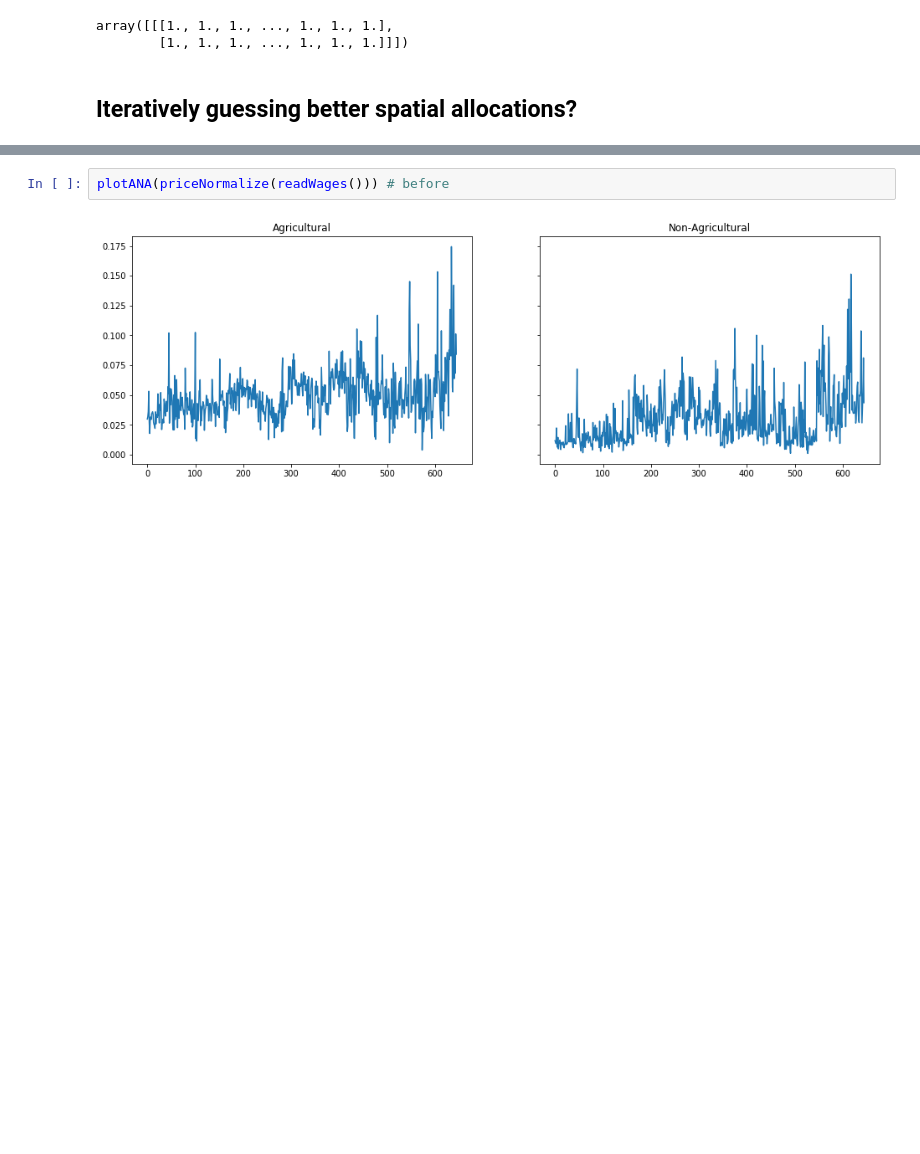
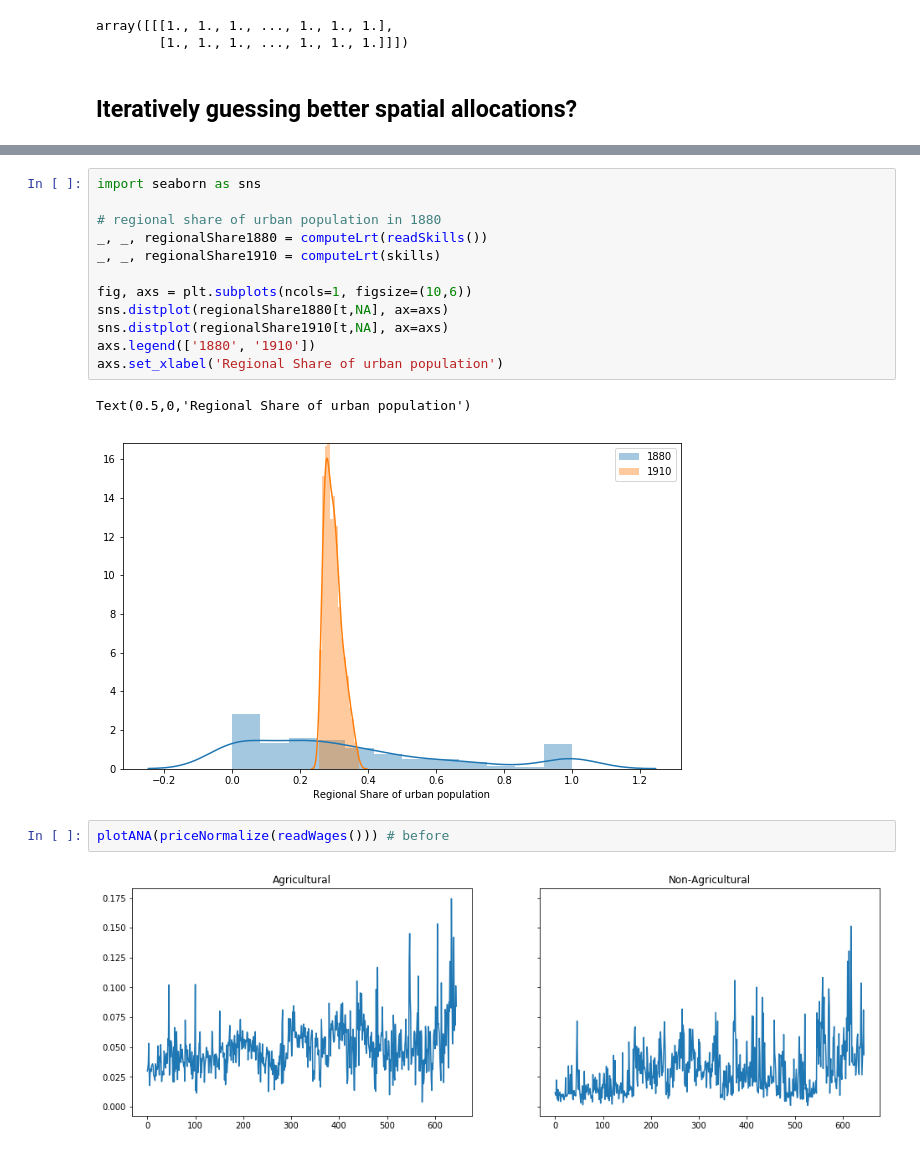
Before and after one commit to mwufi/spatial-structural-change, a Jupyter notebook: Condensed.ipynb, the cells around one changed output, grey strips where cells are left out. Drawn from its saved outputs; the diff is of its cells as text; blank space fills up the shorter version.

```diff
--- a/Condensed.ipynb
+++ b/Condensed.ipynb
@@ -618,3 +630,18 @@ plotANA(skills)
+# %%
+import seaborn as sns
+
+# regional share of urban population in 1880
+_, _, regionalShare1880 = computeLrt(readSkills())
+_, _, regionalShare1910 = computeLrt(skills)
+
+fig, axs = plt.subplots(ncols=1, figsize=(10,6))
+sns.distplot(regionalShare1880[t,NA], ax=axs)
+sns.distplot(regionalShare1910[t,NA], ax=axs)
+axs.legend(['1880', '1910'])
+axs.set_xlabel('Regional Share of urban population')
+# %% [output]
+Text(0.5,0,'Regional Share of urban population')
+[figure, added]
 # %%
 plotANA(priceNormalize(readWages())) # before
 # %% [output]
```
Also changed, not shown: parts of 21 cells of this notebook.
